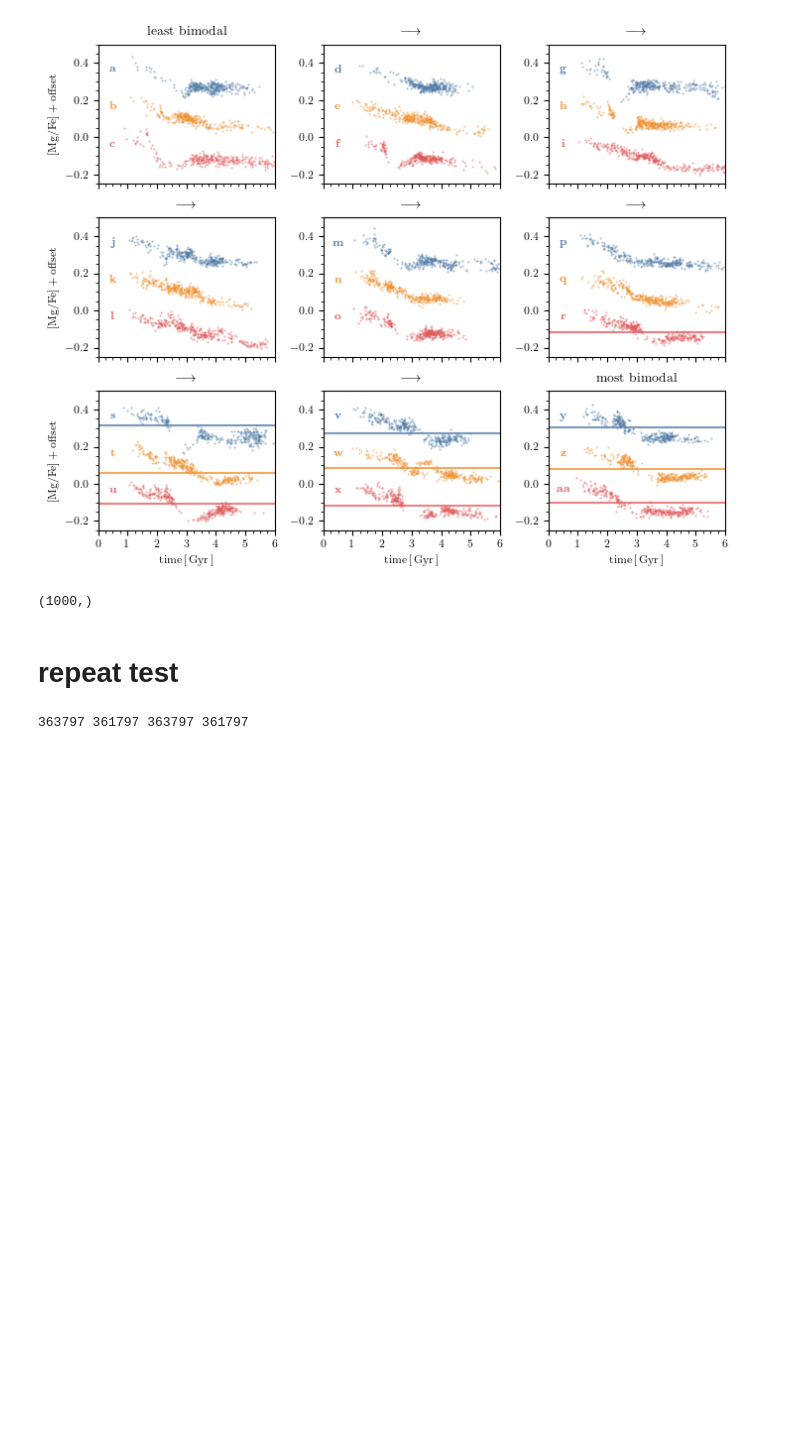
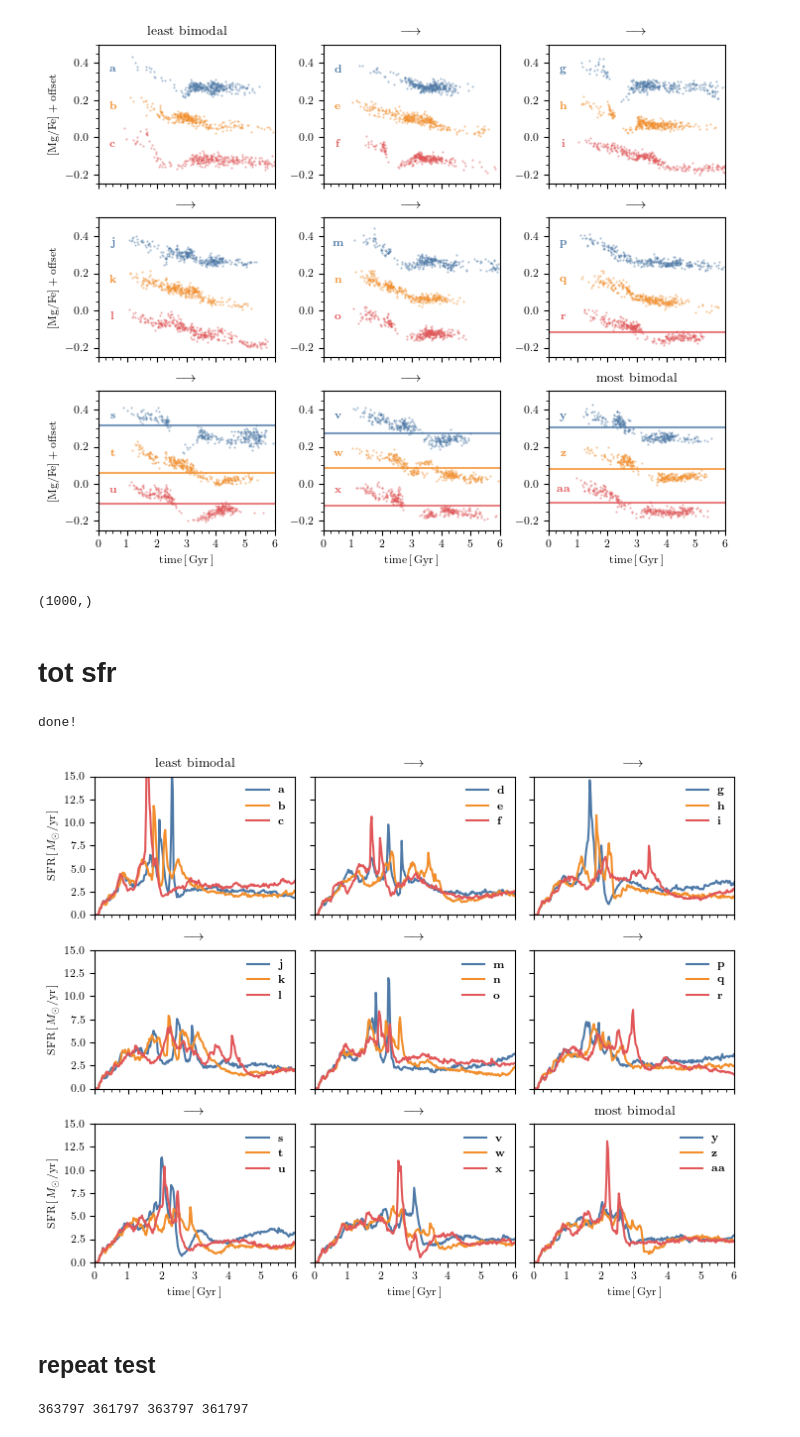
Before and after one commit to gusbeane/GSEgas, a Jupyter notebook: plots/bim_metric/bim_metric_paperplots.ipynb, the cells around one changed output. Cells and saved outputs as stored; diff of their text form; code cells hidden in the pictures; blank space fills up the shorter version.

```diff
--- a/plots/bim_metric/bim_metric_paperplots.ipynb
+++ b/plots/bim_metric/bim_metric_paperplots.ipynb
@@ -611,8 +611,74 @@ done!
 np.random.choice(np.where(mask)[0], 1000, replace=False).shape
 # %% [output]
 (1000,)
+# %% [markdown]
+# tot sfr
+# %%
+from scipy.stats import binned_statistic
+fig, axs = plt.subplots(3, 3, figsize=(textwidth, 0.8 * textwidth), sharex=True, sharey=True)
+
+logFeH0 = 0
+dlogFeH = 0.1
+bins = np.arange(0, 8 + 0.1, 0.1)
+
+# Iterate over 3x3 panels
+l = 0
+for i in range(3):
+    for j in range(3):
+        ax = axs[i][j]
+        # ax.set_yticks(np.arange(-0.25, 0.5+0.05, 0.05), minor=True)
+
+        # Determine the range of indices for the current panel
+        start_idx = (i * 3 + j) * 3
+        end_idx = start_idx + 3
+
+        # Fetch the corresponding 3 lowest bim_metric and their associated parameters
+        panel_bim_metrics = bim_metric[start_idx:end_idx]
+        panel_sim_params = ordered_sim[start_idx:end_idx]
+
+        for bim, (Rs, Vv, ecc), c in zip(panel_bim_metrics, panel_sim_params, tb_c):
+            simdat = allsimdat[Rs][Vv][ecc]
+            tform   = np.copy(simdat['GFM_StellarFormationTime'])
+            Mform   = np.copy(simdat['BirthMass'])
+
+            Mform *= 1e10
+
+            tbins = np.arange(0, 8+0.025, 0.025)
+            dt = tbins[1] - tbins[0]
+            dt *= 1e9
+            sfh, bin_edges, _ = binned_statistic(tform, Mform/dt, bins=tbins, statistic='sum')
+            tcen = 0.5*(bin_edges[1:] + bin_edges[:-1])
+
+            # print(Rs, Vv, ecc, np.sum(mask))
+            ax.plot(tcen, sfh, c=c, label=r'$\textrm{\textbf{'+alph[l]+r'}}$')
+
+            l += 1
+
+        ax.set(xlim=(0, 6), ylim=(0, 15))
+        ax.set(xticks=np.arange(0, 6+1, 1))
+        ax.set_xticks(np.arange(0, 6+0.25, 0.25), minor=True)
+        ax.legend(frameon=False)
+
+for ax in axs[2]:
+    ax.set(xlabel=r'$\textrm{time}\,[\,\textrm{Gyr}\,]$')
+
+for ax in axs[:,0]:
+    ax.set(ylabel=r'$\textrm{SFR}\,[\,M_{\odot}/\textrm{yr}\,]$')
+
+for ax in axs.ravel():
+    ax.set(title=r'$\longrightarrow$')
+
+axs[0][0].set(title=r'$\textrm{least bimodal}$')
+axs[2][2].set(title=r'$\textrm{most bimodal}$')
+
+fig.tight_layout()
+fig.savefig('paper_plots/sfh.pdf')
+print('done!')
+# %% [output]
+done!
+[figure, added]
 # %% [markdown]
-# repeat test
+## repeat test
 # %%
 Rs, Vv, ecc = ('129', '116', '06')
 np.random.seed(42)
```
Also changed, not shown: 1 other file.
